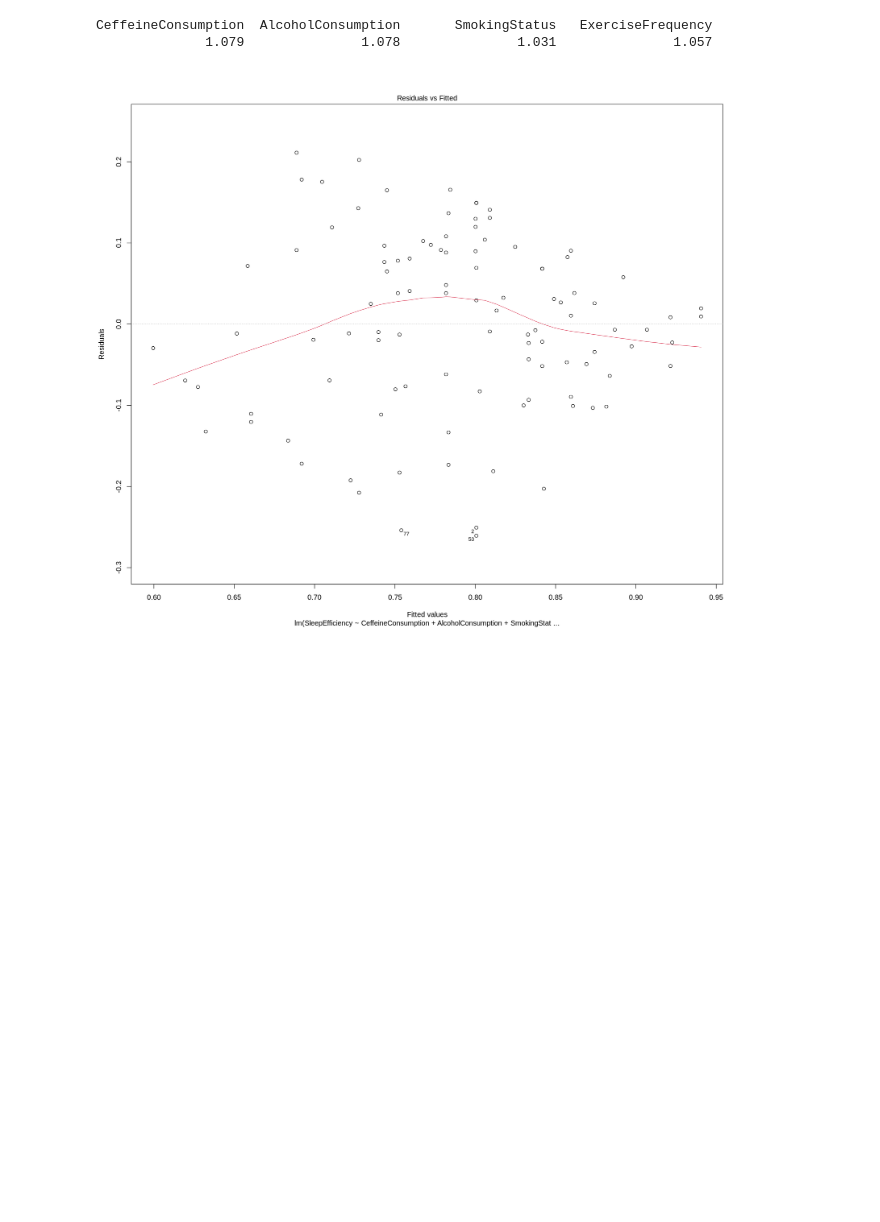
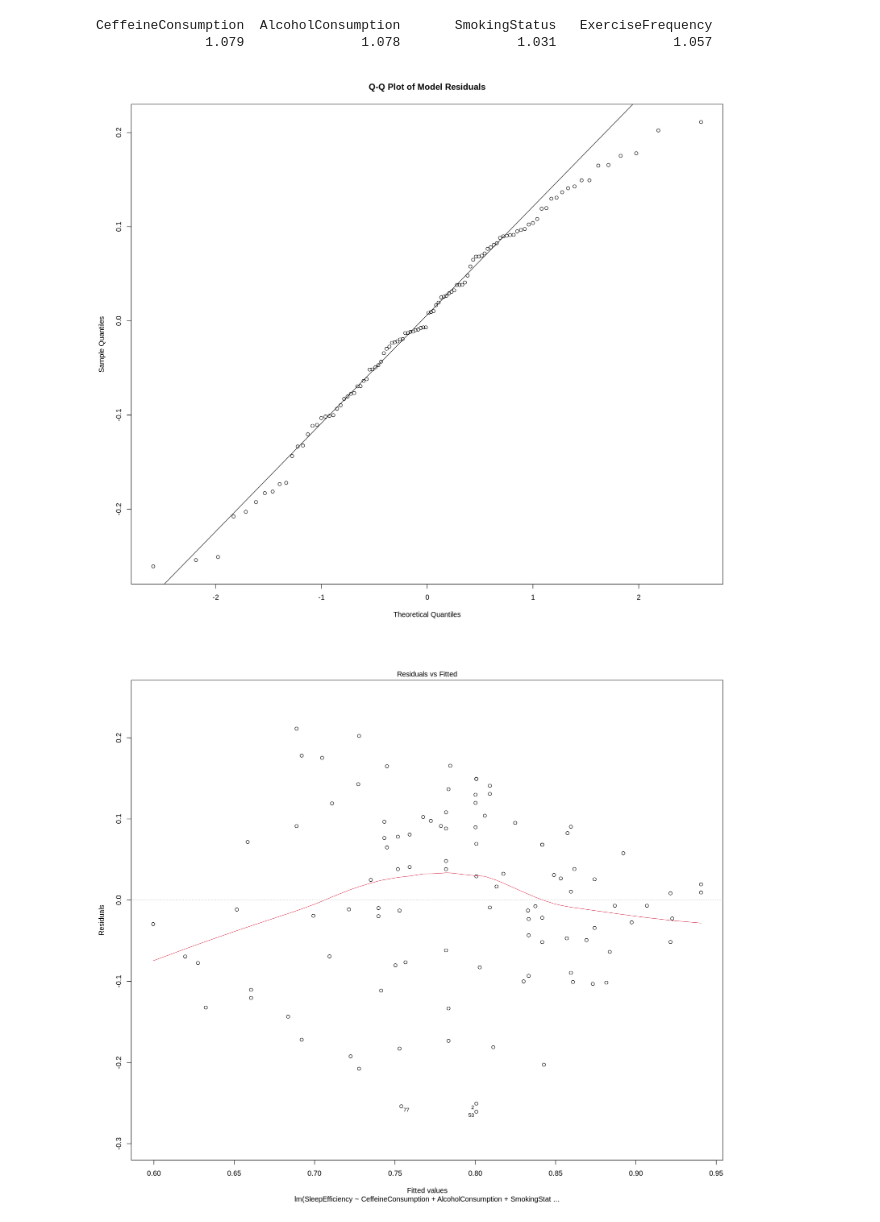
Before and after one commit to Wills-Hao/Sleep-Efficiency-Factors-R, a Jupyter notebook: Final Report.ipynb, the cells around one changed output. Drawn from its saved outputs; the diff is of its cells as text; code cells hidden in the pictures; blank space fills up the shorter version.

```diff
--- a/Final Report.ipynb
+++ b/Final Report.ipynb
@@ -237,6 +242,11 @@ round(variables_vif,3)
 # %% [output]
 CeffeineConsumption  AlcoholConsumption       SmokingStatus   ExerciseFrequency
               1.079               1.078               1.031               1.057
+# %%
+qqnorm(generative_fit$residuals, main = "Q-Q Plot of Model Residuals")
+qqline(generative_fit$residuals)
+# %% [output]
+[figure, added]
 # %%
 plot(generative_fit, 1)
 # %% [output]
```
Also changed, not shown: parts of 2 cells of this notebook.
